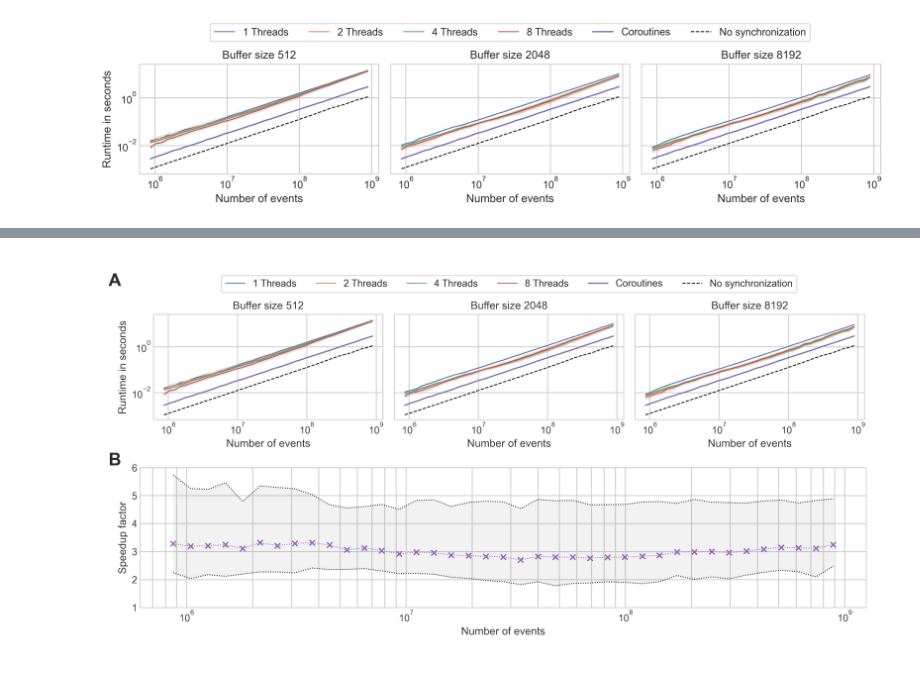
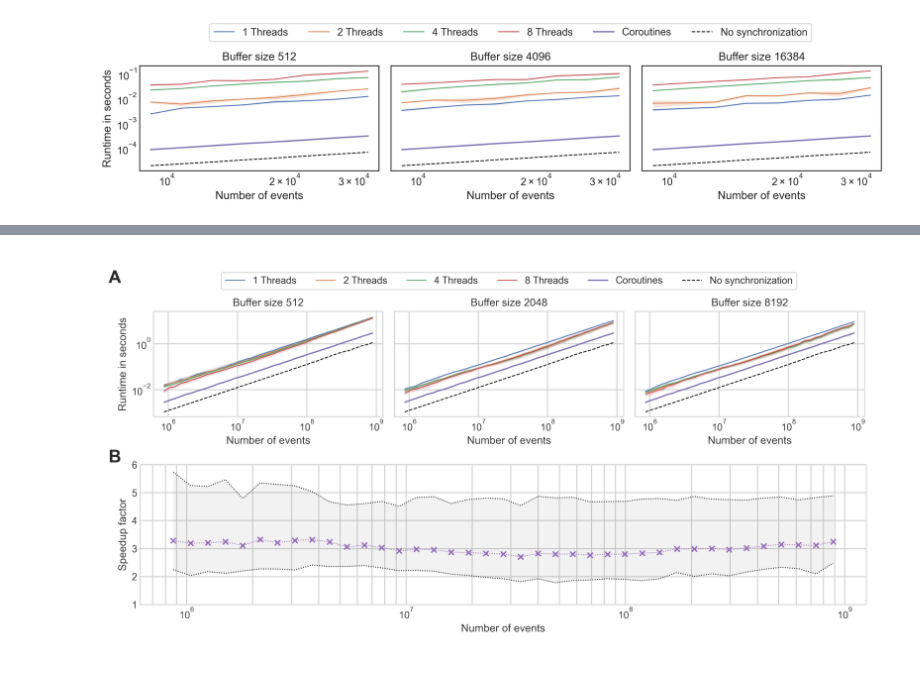
Before and after one commit to Jegp/aestream-paper, a Jupyter notebook: plots.ipynb, the cells around one changed output, grey strips where cells are left out. Cells and saved outputs as stored; diff of their text form; code cells hidden in the pictures.

Commit message:
Updated threadpool code

```diff
--- a/plots.ipynb
+++ b/plots.ipynb
@@ -8,10 +10,11 @@ import seaborn
 seaborn.set_theme(style="whitegrid")
 matplotlib.rcParams["font.family"] = "CMU Sans Serif"
 # %%
-df = pandas.read_csv("build/221216_results.csv", header=None)
-df.loc[:, 4:] = df.loc[:, 4:].div(1e9)
-#df[1] = df[1] / 1e6
-coroutines = df[df[0] == "c_simple"]
-threads = df[df[0] == "t_simple"]
-nothreads = df[df[0] == "single_simple"]
-df.head()
+def fetch_data(task):
+    df = pandas.read_csv("build/results.csv", header=None)
+    df.loc[:, 4:] = df.loc[:, 4:].div(1e9)
+    #df[1] = df[1] / 1e6
+    coroutines = df[df[0] == f"c_{task}"]
+    threads = df[df[0] == f"tp_{task}"]
+    nothreads = df[df[0] == f"single_{task}"]
+    return coroutines, threads, nothreads
@@ -25,5 +34,5 @@ df.head()
 # %%
-plt.style.use("seaborn-whitegrid")
+seaborn.set_style("white")
 
 t_max = threads.groupby(1).max(5)
 t_mean =threads.groupby(1).mean(5)
@@ -66,47 +79,51 @@ f.savefig("speedup.png")
 # %%
-std_up = lambda t: t[5] + t[6]
-std_down = lambda t: t[5] - t[6]
+def plot_task(task):
+    coroutines, threads, nothreads = fetch_data(task)
+    std_up = lambda t: t[5] + t[6]
+    std_down = lambda t: t[5] - t[6]
 
+    buffer_sizes = df[df[0] != "c"][3].unique()
+    n_threads = df[df[0] != "c"][2].unique()
+    gs = matplotlib.gridspec.GridSpec(2, 3, height_ratios=[0.1, 0.9], hspace=0.2, wspace=0.04)
+    f = plt.figure(figsize=(12, 3), dpi=300)
+    #f, axes = plt.subplots(3, len(buffer_sizes) // 2, figsize=(12, 5), sharex=True, sharey=True, dpi=300)
+    for i, b in enumerate([buffer_sizes[1], buffer_sizes[4], buffer_sizes[6]]):
+        row = 0
+        column = i % 3
+        ax = f.add_subplot(gs[1 + row, column])
 
-buffer_sizes = df[df[0] != "c"][3].unique()
-n_threads = df[df[0] != "c"][2].unique()
-gs = matplotlib.gridspec.GridSpec(2, 3, height_ratios=[0.1, 0.9], hspace=0.2, wspace=0.04)
-f = plt.figure(figsize=(12, 3), dpi=300)
-#f, axes = plt.subplots(3, len(buffer_sizes) // 2, figsize=(12, 5), sharex=True, sharey=True, dpi=300)
-for i, b in enumerate([buffer_sizes[1], buffer_sizes[3], buffer_sizes[5]]):
-    row = 0
-    column = i % 3
-    ax = f.add_subplot(gs[1 + row, column])
+        # Threads
+        ts = threads[threads[3] == b].groupby(2)
+        for t_str, t in ts:
+            t.plot(x=1, y=5, ax=ax, label=f"{t_str} Threads", logy=True, logx=True, linewidth=1)
+            ax.fill_between(t[1], std_up(t), std_down(t), alpha=0.2)
+            if row > 0:
+                f.axes[i % 3].sharex(ax)
+            if column > 0:
+                ax.sharey(f.axes[row + (column -1 )])
 
-    # Threads
-    ts = threads[threads[3] == b].groupby(2)
-    for t_str, t in ts:
-        t.plot(x=1, y=5, ax=ax, label=f"{t_str} Threads", logy=True, logx=True, linewidth=1)
-        ax.fill_between(t[1], std_up(t), std_down(t), alpha=0.2)
-        if row > 0:
-            f.axes[i % 3].sharex(ax)
-        if column > 0:
-            ax.sharey(f.axes[row + (column -1 )])
+        # Coroutines
+        coroutines.plot(x=1, y=5, ax=ax, label="Coroutines")
+        ax.fill_between(coroutines[1], std_up(coroutines), std_down(coroutines), alpha=0.2)
 
-    # Coroutines
-    coroutines.plot(x=1, y=5, ax=ax, label="Coroutines")
-    ax.fill_between(coroutines[1], std_up(coroutines), std_down(coroutines), alpha=0.2)
+        # No threads
+        nothreads.plot(x=1, y=5, ax=ax, label="No synchronization", c="black", linewidth=1, linestyle="dashed")
+        ax.fill_between(nothreads[1], std_up(nothreads), std_down(nothreads), alpha=0.2, facecolor="black")
 
-    # No threads
-    nothreads.plot(x=1, y=5, ax=ax, label="No synchronization", c="black", linewidth=1, linestyle="dashed")
-    ax.fill_between(nothreads[1], std_up(nothreads), std_down(nothreads), alpha=0.2, facecolor="black")
+        ax.set_ylabel("Runtime in seconds")
+        ax.set_xlabel("Number of events")
+        ax.set_title(f"Buffer size {b}")
+        #ax.set_ylim(1e-5, )
+        ax.get_legend().remove()
+    al = f.add_subplot(gs[0,:])
+    al.axis("off")
+    al.legend(ax.lines, [x.get_label() for x in ax.lines], loc="center", ncol=6, frameon=True, fancybox=True)
+    # f.suptitle("Processing runtime for coroutines and buffered threads")
+    gs.tight_layout(f)
+    f.show()
+    f.savefig(f"threads_{task}.png")
 
-    ax.set_ylabel("Runtime in seconds")
-    ax.set_xlabel("Number of events")
-    ax.set_title(f"Buffer size {b}")
-    #ax.set_ylim(1e-5, )
-    ax.get_legend().remove()
-al = f.add_subplot(gs[0,:])
-al.axis("off")
-al.legend(ax.lines, [x.get_label() for x in ax.lines], loc="center", ncol=6, frameon=True, fancybox=True)
-# f.suptitle("Processing runtime for coroutines and buffered threads")
-gs.tight_layout(f)
-f.show()
-f.savefig("threads.png")
+plot_task("simple")
+plot_task("complex")
 # %% [output]
-[figure, old version]
+[figure, new version]
```
Also changed, not shown: parts of 5 cells of this notebook, 9 other files.
